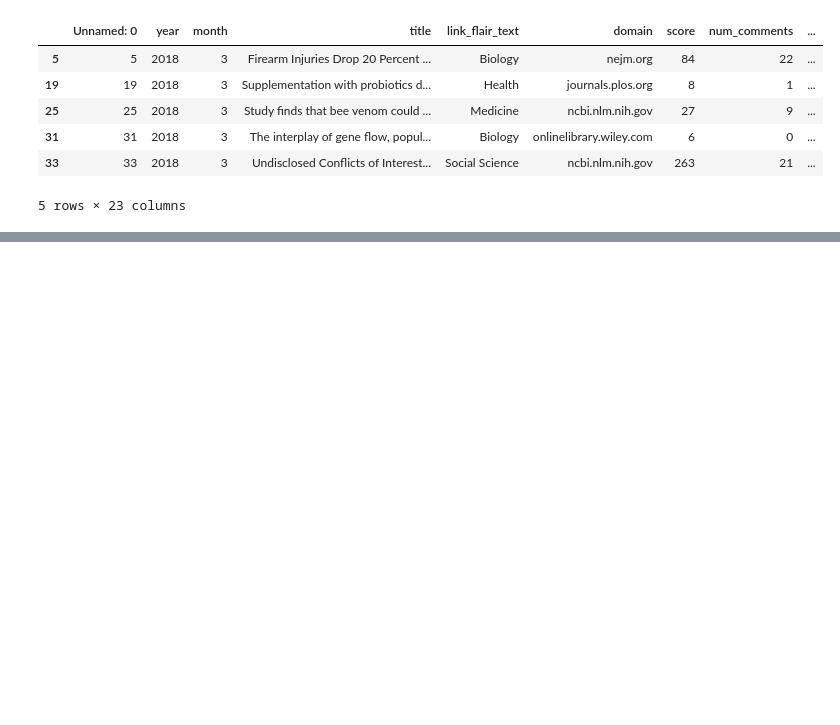
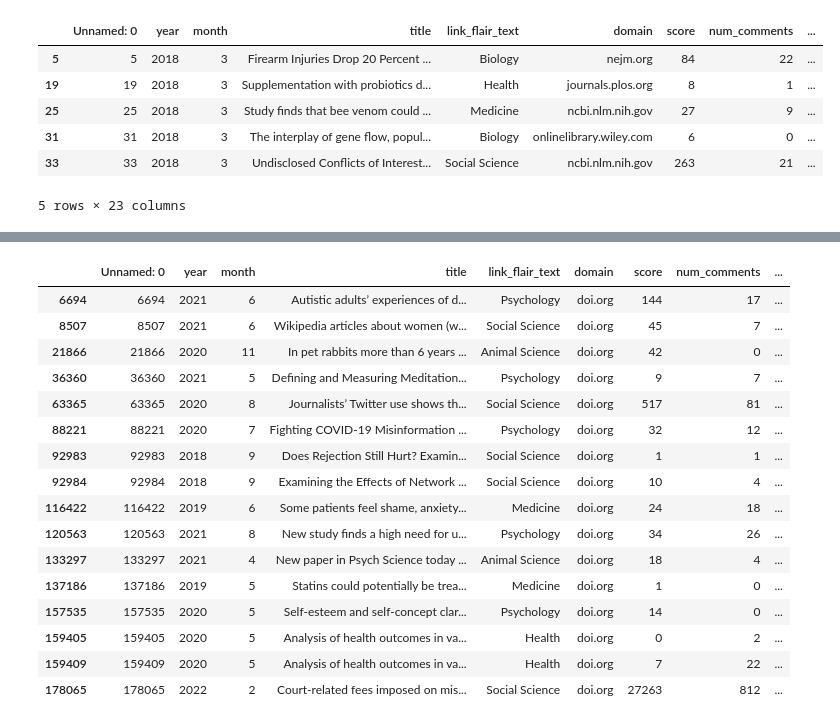
Before and after one commit to vetlewj/algorithmic-media, a Jupyter notebook: identifiers/get_identifiers_from_links.ipynb, the cells around one changed output, grey strips where cells are left out. Saved outputs shown, nothing was run; the diff lists cells and outputs as text; code cells hidden in the pictures; blank space fills up the shorter version.

Commit message:
improve get identifiers and get abstracts

```diff
--- a/identifiers/get_identifiers_from_links.ipynb
+++ b/identifiers/get_identifiers_from_links.ipynb
@@ -154,10 +163,13 @@ def get_identifier(row):
         return f"{identifiers_semantic_scholar['PubMed / Medline']}:{row['pmid']}"
     if row['pmcid']:
         return f"{identifiers_semantic_scholar['PubMed Central']}:{row['pmcid']}"
+    if row['arxiv']:
+        if pd.notna(row['arxiv']):
+            return f"{identifiers_semantic_scholar['URL']}:{row['arxiv']}"
     return None
 
 inp_df['identifier'] = inp_df.apply(get_identifier, axis=1)
 # %%
-inp_df = inp_df[inp_df['identifier'].notnull()]
-print(f"Number of rows with identifiers: {inp_df.shape[0]}")
+out_pf = inp_df[inp_df['identifier'].notnull()]
+print(f"Number of rows with identifiers: {out_pf.shape[0]}")
 # %% [output]
@@ -165,7 +177,7 @@ Number of rows with identifiers: 8299
 # %%
 # Remove the columns that are not needed
-inp_df = inp_df.drop(columns=['doi', 'pmid', 'pmcid'])
-inp_df.head()
+out_pf = out_pf.drop(columns=['doi', 'pmid', 'pmcid', 'arxiv'])
+out_pf.head()
 # %% [output]
 |  | Unnamed: 0 | year | month | title | link_flair_text | domain | score | num_comments | ... |
 | 5 | 5 | 2018 | 3 | Firearm Injuries Drop 20 Percent ... | Biology | nejm.org | 84 | 22 | ... |
@@ -178,0 +199,8 @@ inp_df.to_csv('./data/filtered_data_with_identifiers.csv', index=False)
+# %%
+# print the rows that are in inp_df but not in out_pf that have label_voting_manual == repo
+remainders_df = inp_df[~inp_df['url'].isin(out_pf['url']) & (inp_df['label_voting_manual'] == 'repo')]
+# drop unnecessary columns
+remainders_df = remainders_df.drop(columns=['doi', 'pmid', 'pmcid', 'arxiv'])
+# drop all is_top_domain rows
+remainders_df = remainders_df.drop(columns=['is_top_domain_news', 'is_top_domain_repo', 'is_top_domain_scientific', 'is_top_domain_scam', 'is_top_domain_unknown', 'is_top_domain_indecisive', 'is_top_domain_less_than_2'])
+remainders_df
@@ -178,0 +236,20 @@ inp_df.to_csv('./data/filtered_data_with_identifiers.csv', index=False)
+# %%
+remainders_df[remainders_df['domain'] == ('doi.org')]
+# %% [output]
+|  | Unnamed: 0 | year | month | title | link_flair_text | domain | score | num_comments | ... |
+| 6694 | 6694 | 2021 | 6 | Autistic adults’ experiences of d... | Psychology | doi.org | 144 | 17 | ... |
+| 8507 | 8507 | 2021 | 6 | Wikipedia articles about women (w... | Social Science | doi.org | 45 | 7 | ... |
+| 21866 | 21866 | 2020 | 11 | In pet rabbits more than 6 years ... | Animal Science | doi.org | 42 | 0 | ... |
+| 36360 | 36360 | 2021 | 5 | Defining and Measuring Meditation... | Psychology | doi.org | 9 | 7 | ... |
+| 63365 | 63365 | 2020 | 8 | Journalists’ Twitter use shows th... | Social Science | doi.org | 517 | 81 | ... |
+| 88221 | 88221 | 2020 | 7 | Fighting COVID-19 Misinformation ... | Psychology | doi.org | 32 | 12 | ... |
+| 92983 | 92983 | 2018 | 9 | Does Rejection Still Hurt? Examin... | Social Science | doi.org | 1 | 1 | ... |
+| 92984 | 92984 | 2018 | 9 | Examining the Effects of Network ... | Social Science | doi.org | 10 | 4 | ... |
+| 116422 | 116422 | 2019 | 6 | Some patients feel shame, anxiety... | Medicine | doi.org | 24 | 18 | ... |
+| 120563 | 120563 | 2021 | 8 | New study finds a high need for u... | Psychology | doi.org | 34 | 26 | ... |
+| 133297 | 133297 | 2021 | 4 | New paper in Psych Science today ... | Animal Science | doi.org | 18 | 4 | ... |
+| 137186 | 137186 | 2019 | 5 | Statins could potentially be trea... | Medicine | doi.org | 1 | 0 | ... |
+| 157535 | 157535 | 2020 | 5 | Self-esteem and self-concept clar... | Psychology | doi.org | 14 | 0 | ... |
+| 159405 | 159405 | 2020 | 5 | Analysis of health outcomes in va... | Health | doi.org | 0 | 2 | ... |
+| 159409 | 159409 | 2020 | 5 | Analysis of health outcomes in va... | Health | doi.org | 7 | 22 | ... |
+| 178065 | 178065 | 2022 | 2 | Court-related fees imposed on mis... | Social Science | doi.org | 27263 | 812 | ... |
```
Also changed, not shown: parts of 10 cells of this notebook, 1 other file.
